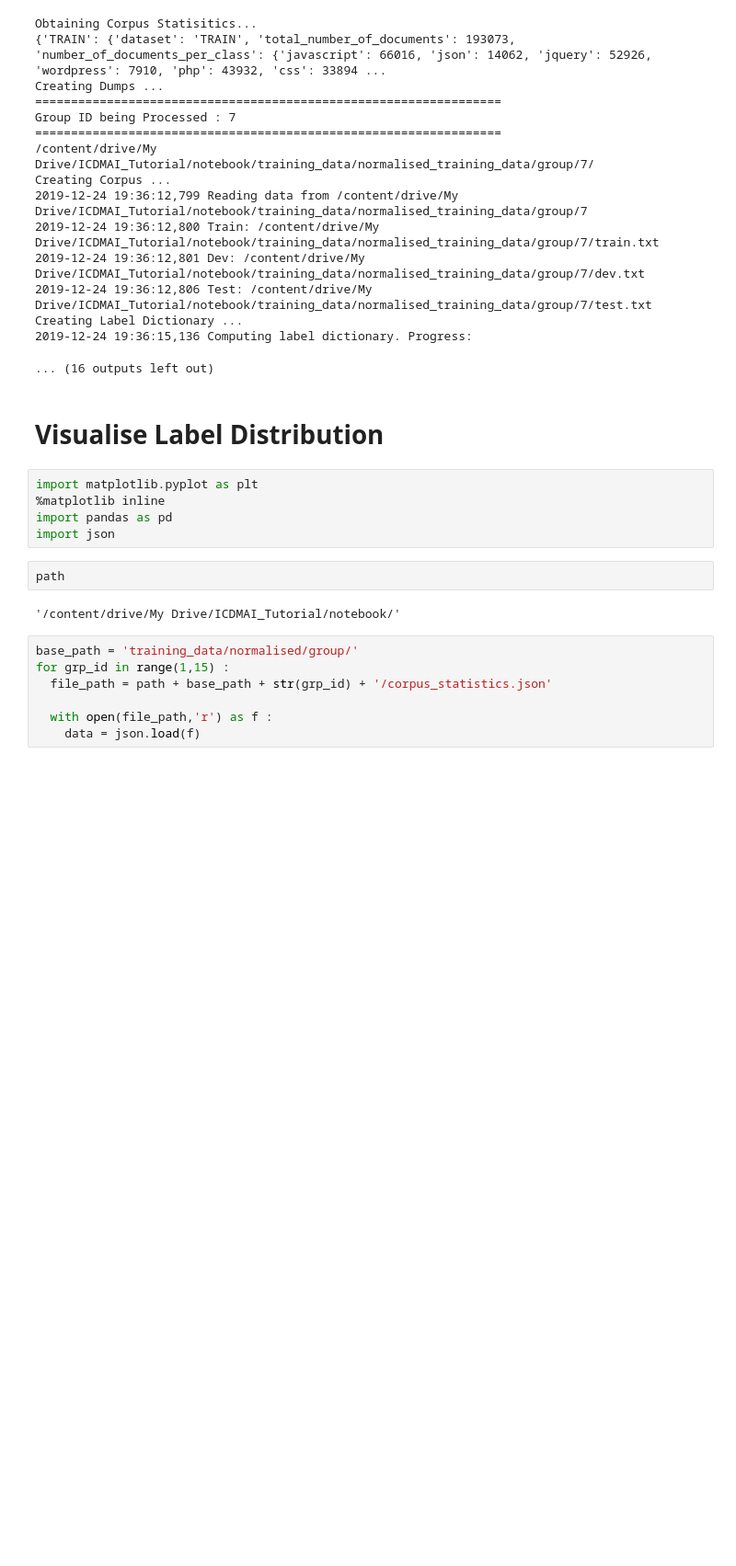
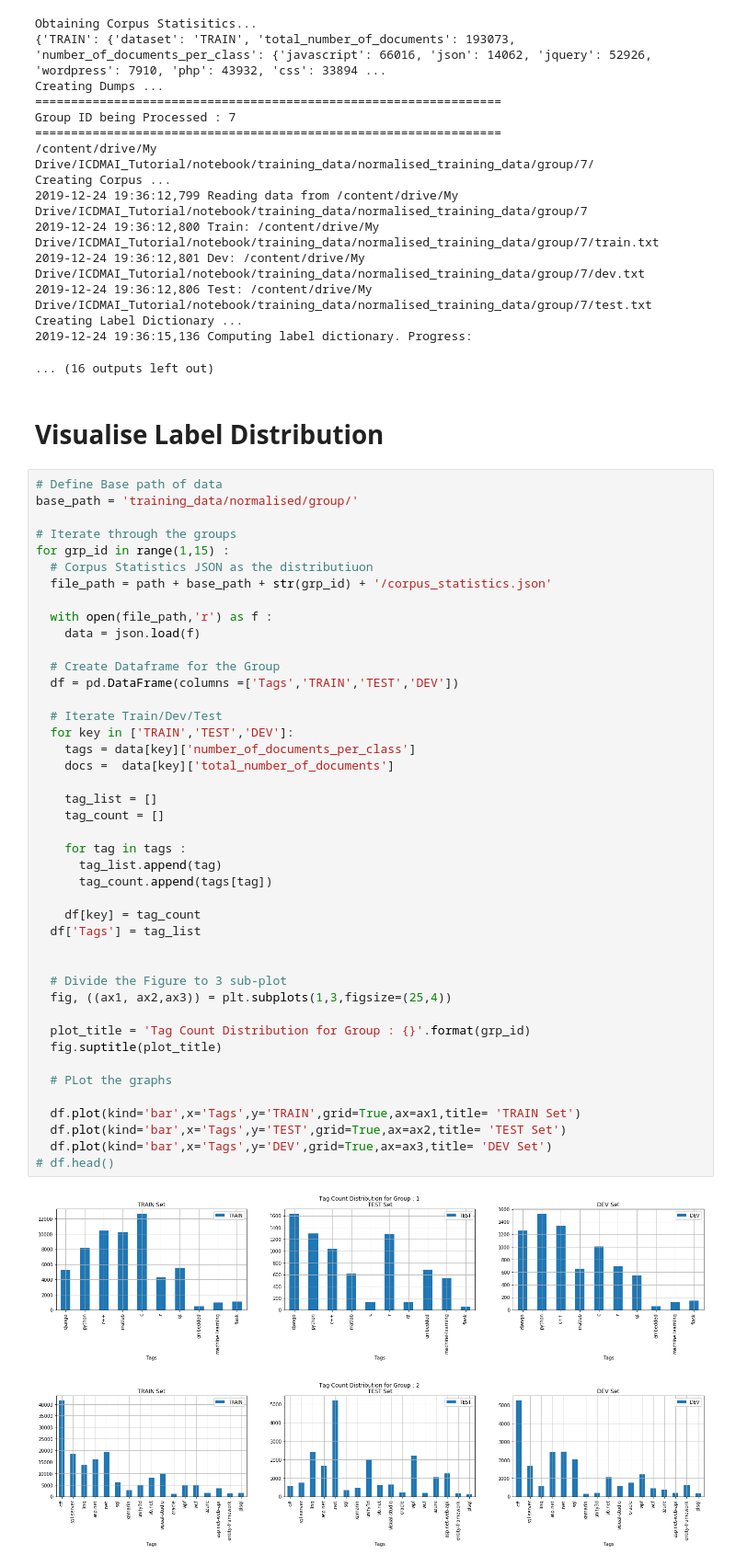
Before and after one commit to amitbcp/icdmai_2020, a Jupyter notebook: 3b_normalise_data_preparation.ipynb, the cells around one changed output. Shown: that part at 92% size. Saved outputs shown, nothing was run; the diff lists cells and outputs as text; blank space fills up the shorter version.

Commit message:
Visualisation added for training splits

```diff
--- a/3b_normalise_data_preparation.ipynb
+++ b/3b_normalise_data_preparation.ipynb
@@ -574,19 +578,49 @@ Creating Label Dictionary ...
 ... (16 outputs left out)
 # %% [markdown]
 # Visualise Label Distribution
-# %%
-import matplotlib.pyplot as plt
-%matplotlib inline
-import pandas as pd
-import json
-# %%
-path
-# %% [output]
-'/content/drive/My Drive/ICDMAI_Tutorial/notebook/'
-# %%
-base_path = 'training_data/normalised/group/'
-for grp_id in range(1,15) :
-  file_path = path + base_path + str(grp_id) + '/corpus_statistics.json'
-
-  with open(file_path,'r') as f :
-    data = json.load(f)
+# %%
+# Define Base path of data
+base_path = 'training_data/normalised/group/'
+
+# Iterate through the groups
+for grp_id in range(1,15) :
+  # Corpus Statistics JSON as the distributiuon
+  file_path = path + base_path + str(grp_id) + '/corpus_statistics.json'
+
+  with open(file_path,'r') as f :
+    data = json.load(f)
+
+  # Create Dataframe for the Group
+  df = pd.DataFrame(columns =['Tags','TRAIN','TEST','DEV'])
+
+  # Iterate Train/Dev/Test
+  for key in ['TRAIN','TEST','DEV']:
+    tags = data[key]['number_of_documents_per_class']
+    docs =  data[key]['total_number_of_documents']
+
+    tag_list = []
+    tag_count = []
+
+    for tag in tags :
+      tag_list.append(tag)
+      tag_count.append(tags[tag])
+
+    df[key] = tag_count
+  df['Tags'] = tag_list
+
+
+  # Divide the Figure to 3 sub-plot
+  fig, ((ax1, ax2,ax3)) = plt.subplots(1,3,figsize=(25,4))
+
+  plot_title = 'Tag Count Distribution for Group : {}'.format(grp_id)
+  fig.suptitle(plot_title)
+
+  # PLot the graphs
+
+  df.plot(kind='bar',x='Tags',y='TRAIN',grid=True,ax=ax1,title= 'TRAIN Set')
+  df.plot(kind='bar',x='Tags',y='TEST',grid=True,ax=ax2,title= 'TEST Set')
+  df.plot(kind='bar',x='Tags',y='DEV',grid=True,ax=ax3,title= 'DEV Set')
+# df.head()
+# %% [output]
+[figure, added]
+[figure, added]
```
Also changed, not shown: parts of 3 cells of this notebook.
